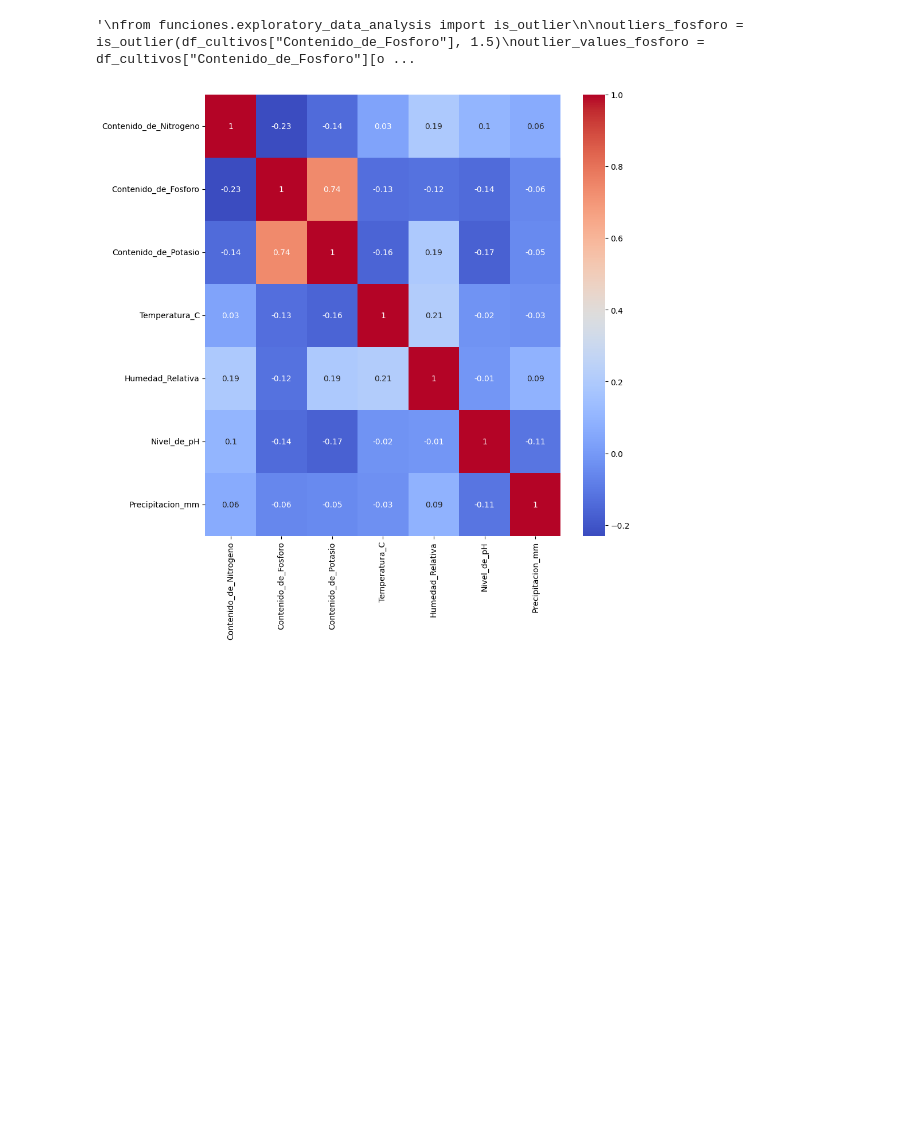
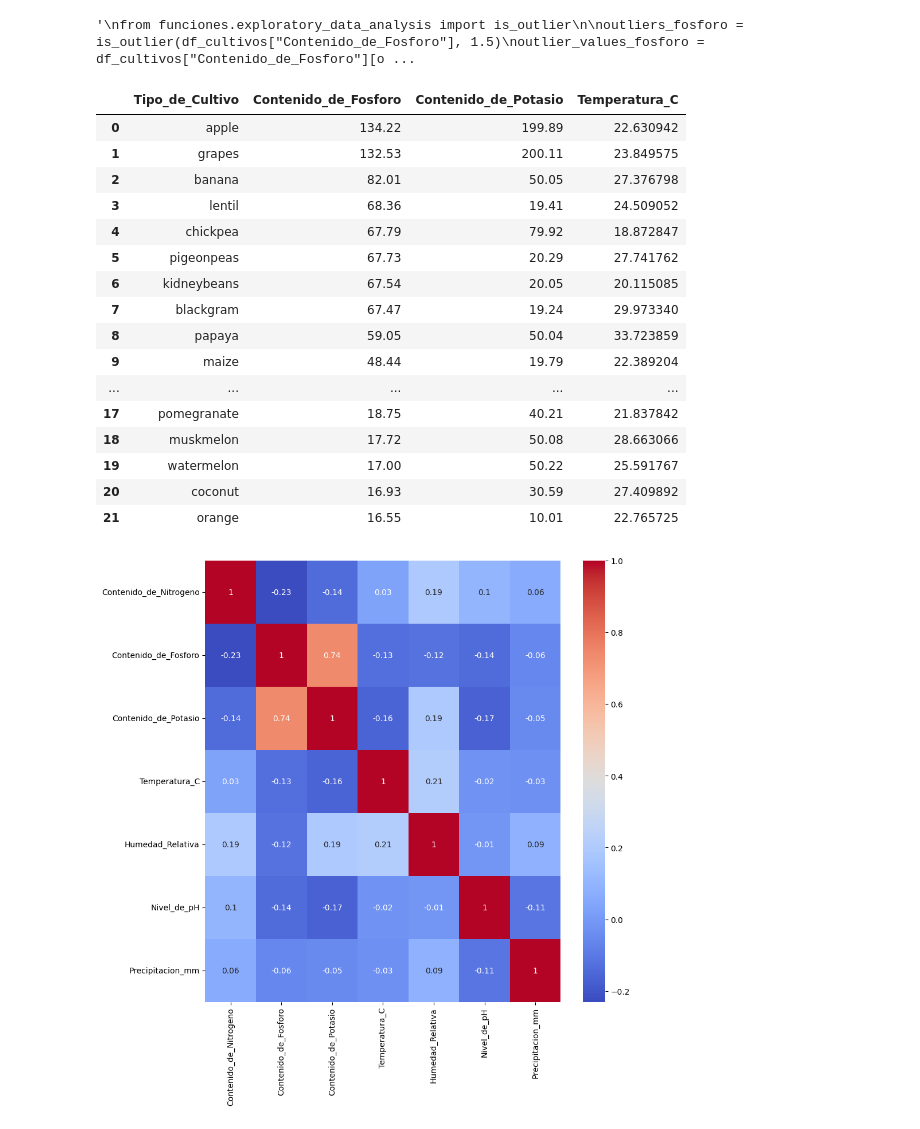
Before and after one commit to lnastri25/POO_UCEMA, a Jupyter notebook: trabajos_practicos/tp_datos/4-cultivo/cultivos.ipynb, the cells around one changed output. Drawn from its saved outputs; the diff is of its cells as text; code cells hidden in the pictures; blank space fills up the shorter version.

```diff
--- a/trabajos_practicos/tp_datos/4-cultivo/cultivos.ipynb
+++ b/trabajos_practicos/tp_datos/4-cultivo/cultivos.ipynb
@@ -201,6 +244,30 @@ print(outlier_values_precipitacion)
 """
 # %% [output]
 '\nfrom funciones.exploratory_data_analysis import is_outlier\n\noutliers_fosforo = is_outlier(df_cultivos["Contenido_de_Fosforo"], 1.5)\noutlier_values_fosforo = df_cultivos["Contenido_de_Fosforo"][o ...
+# %%
+df_cultivos.groupby("Tipo_de_Cultivo").agg({
+    "Contenido_de_Fosforo": "mean",
+    "Contenido_de_Potasio": "mean",
+    "Temperatura_C": "mean"
+}).sort_values(by="Contenido_de_Fosforo", ascending=False).reset_index()
+# %% [output]
+|  | Tipo_de_Cultivo | Contenido_de_Fosforo | Contenido_de_Potasio | Temperatura_C |
+| 0 | apple | 134.22 | 199.89 | 22.630942 |
+| 1 | grapes | 132.53 | 200.11 | 23.849575 |
+| 2 | banana | 82.01 | 50.05 | 27.376798 |
+| 3 | lentil | 68.36 | 19.41 | 24.509052 |
+| 4 | chickpea | 67.79 | 79.92 | 18.872847 |
+| 5 | pigeonpeas | 67.73 | 20.29 | 27.741762 |
+| 6 | kidneybeans | 67.54 | 20.05 | 20.115085 |
+| 7 | blackgram | 67.47 | 19.24 | 29.973340 |
+| 8 | papaya | 59.05 | 50.04 | 33.723859 |
+| 9 | maize | 48.44 | 19.79 | 22.389204 |
+| ... | ... | ... | ... | ... |
+| 17 | pomegranate | 18.75 | 40.21 | 21.837842 |
+| 18 | muskmelon | 17.72 | 50.08 | 28.663066 |
+| 19 | watermelon | 17.00 | 50.22 | 25.591767 |
+| 20 | coconut | 16.93 | 30.59 | 27.409892 |
+| 21 | orange | 16.55 | 10.01 | 22.765725 |
 # %%
 from funciones.machine_learning import crear_heatmap_correlacion
 crear_heatmap_correlacion(df_cultivos)
```
Also changed, not shown: parts of 1 cell of this notebook, 1 other file.
